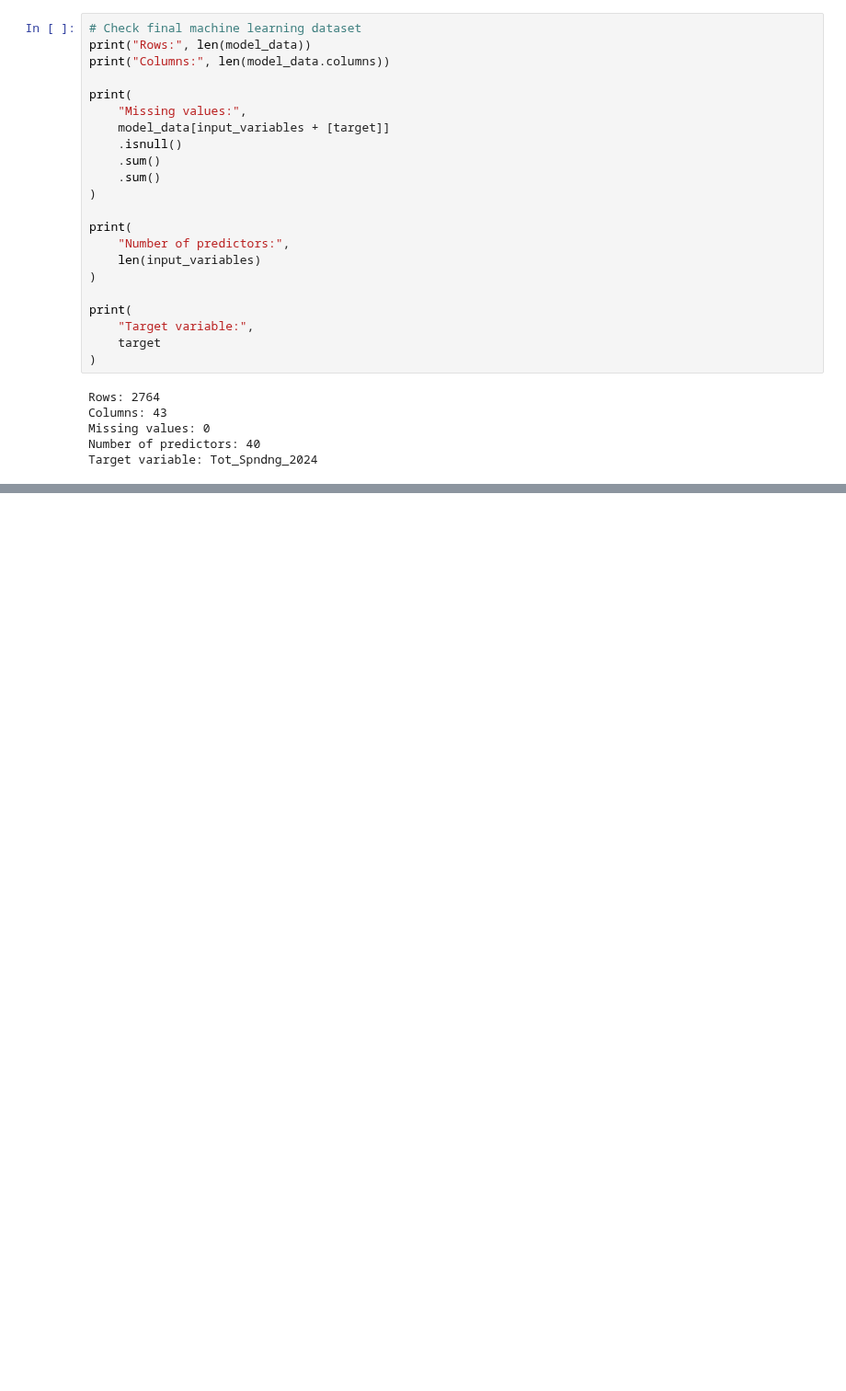
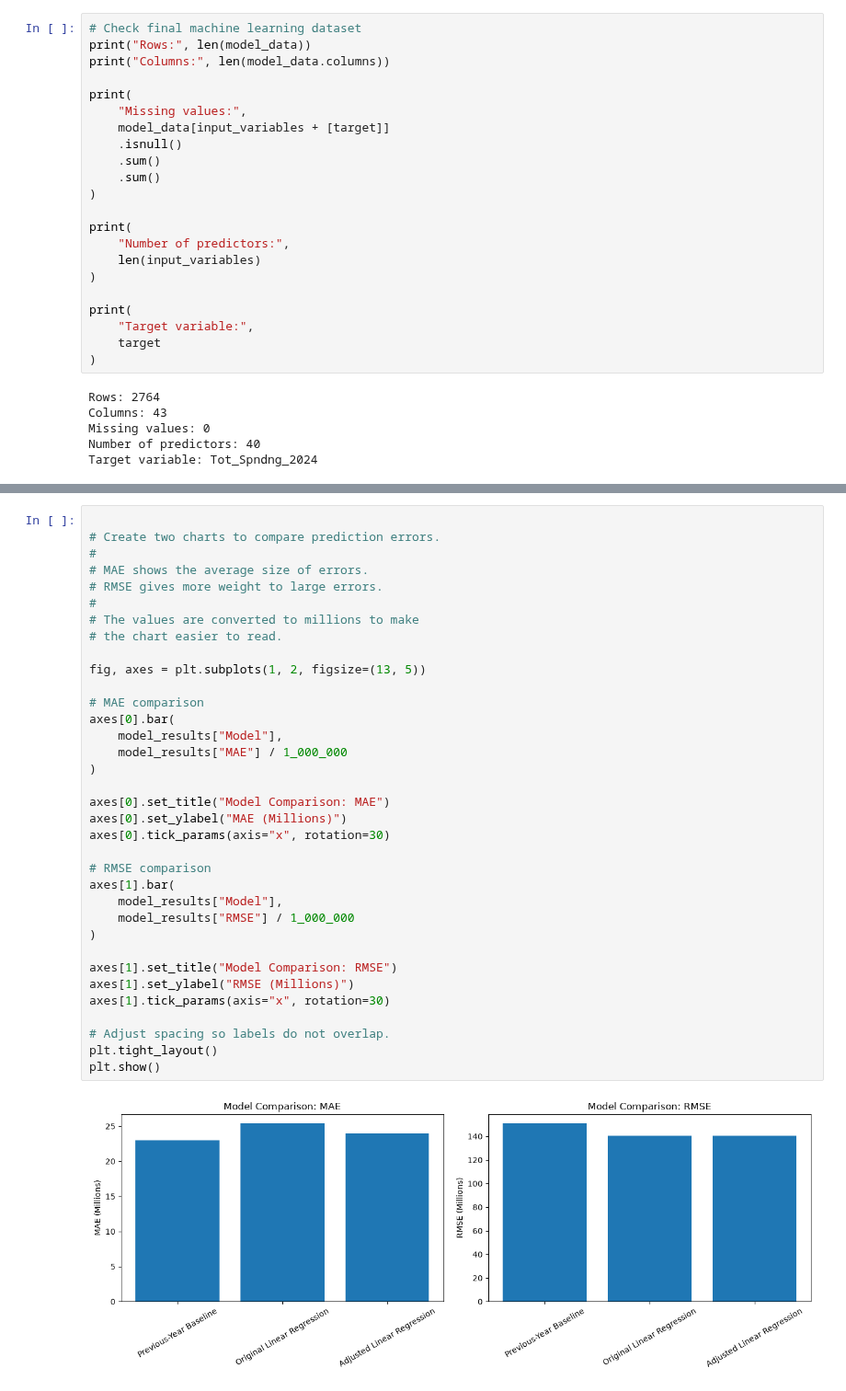
Before and after one commit to adrianakopf/DataScienceIU_INFO-I-492, a Jupyter notebook: MedicarePartD.ipynb, the cells around one changed output, grey strips where cells are left out. Shown at 92% size. Saved outputs shown, nothing was run; the diff lists cells and outputs as text; blank space fills up the shorter version.

```diff
--- a/MedicarePartD.ipynb
+++ b/MedicarePartD.ipynb
@@ -2111,0 +2749,37 @@ Finally, I verified that the machine learning dataset contains no missing values
+# %%
+
+# Create two charts to compare prediction errors.
+#
+# MAE shows the average size of errors.
+# RMSE gives more weight to large errors.
+#
+# The values are converted to millions to make
+# the chart easier to read.
+
+fig, axes = plt.subplots(1, 2, figsize=(13, 5))
+
+# MAE comparison
+axes[0].bar(
+    model_results["Model"],
+    model_results["MAE"] / 1_000_000
+)
+
+axes[0].set_title("Model Comparison: MAE")
+axes[0].set_ylabel("MAE (Millions)")
+axes[0].tick_params(axis="x", rotation=30)
+
+# RMSE comparison
+axes[1].bar(
+    model_results["Model"],
+    model_results["RMSE"] / 1_000_000
+)
+
+axes[1].set_title("Model Comparison: RMSE")
+axes[1].set_ylabel("RMSE (Millions)")
+axes[1].tick_params(axis="x", rotation=30)
+
+# Adjust spacing so labels do not overlap.
+plt.tight_layout()
+plt.show()
+# %% [output]
+[figure, added]
```
Also changed, not shown: parts of 52 cells of this notebook.
